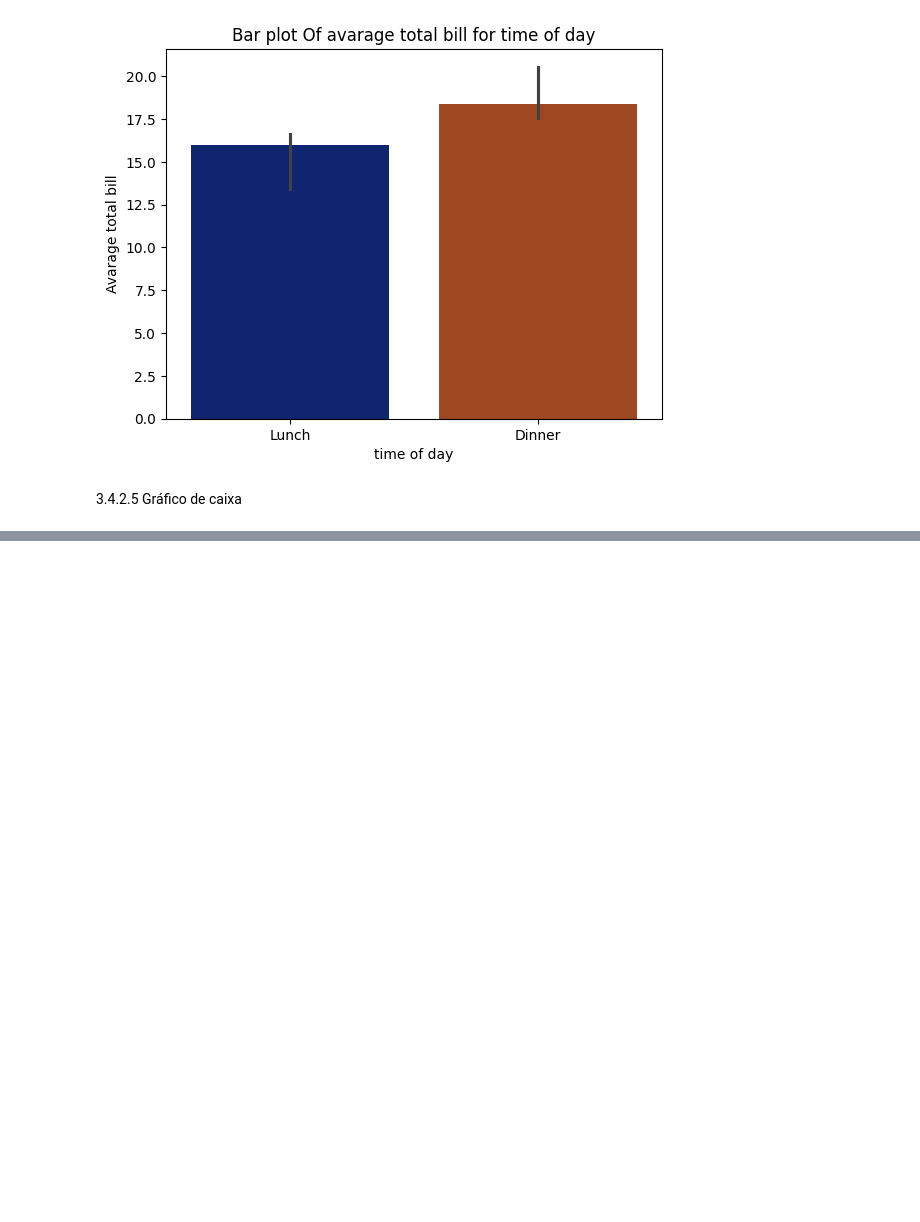
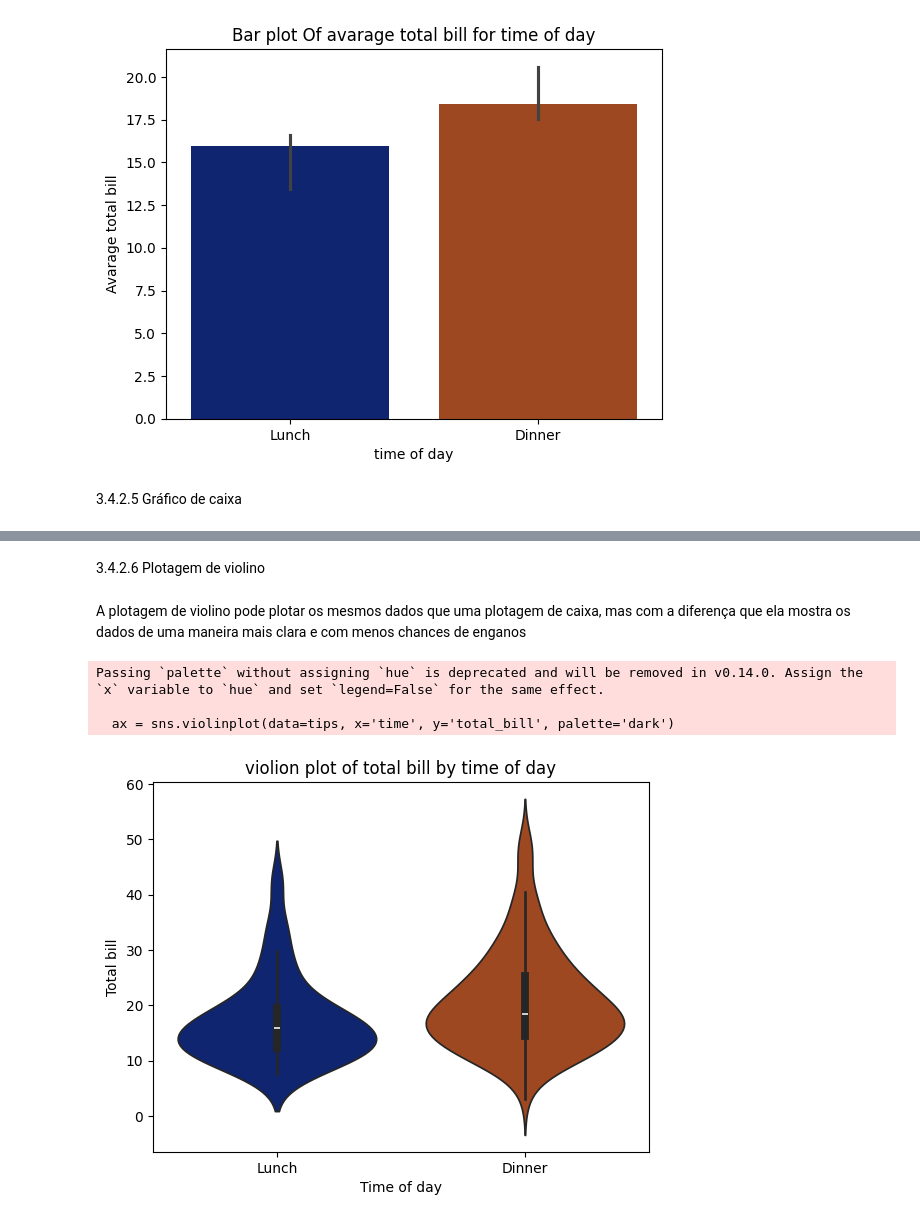
Before and after one commit to LuizGiehl/PFE, a Jupyter notebook: src/cap3.ipynb, the cells around one changed output, grey strips where cells are left out. Cells and saved outputs as stored; diff of their text form; code cells hidden in the pictures; blank space fills up the shorter version.

```diff
--- a/src/cap3.ipynb
+++ b/src/cap3.ipynb
@@ -392,0 +407,18 @@ Passing `palette` without assigning `hue` is deprecated and will be removed in v
+# %% [markdown]
+3.4.2.6 Plotagem de violino
+# %% [markdown]
+A plotagem de violino pode plotar os mesmos dados que uma plotagem de caixa, mas com a diferença que ela mostra os dados de uma maneira mais clara e com menos chances de enganos
+# %%
+violion, ax = plt.subplots()
+ax = sns.violinplot(data=tips, x='time', y='total_bill', palette='dark')
+
+ax.set_title('violion plot of total bill by time of day')
+ax.set_xlabel('Time of day')
+ax.set_ylabel('Total bill')
+
+plt.show()
+# %% [output]
+Passing `palette` without assigning `hue` is deprecated and will be removed in v0.14.0. Assign the `x` variable to `hue` and set `legend=False` for the same effect.
+
+  ax = sns.violinplot(data=tips, x='time', y='total_bill', palette='dark')
+[figure, added]
```
Also changed, not shown: parts of 5 cells of this notebook.
